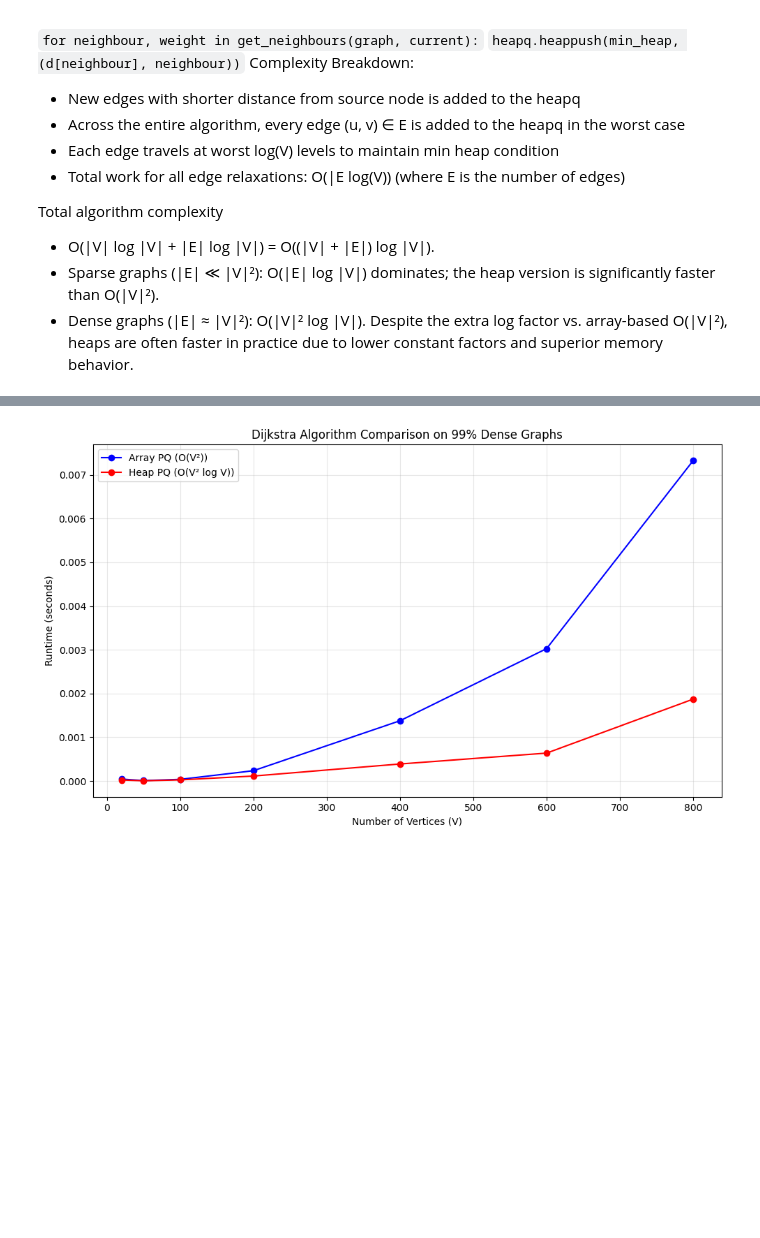
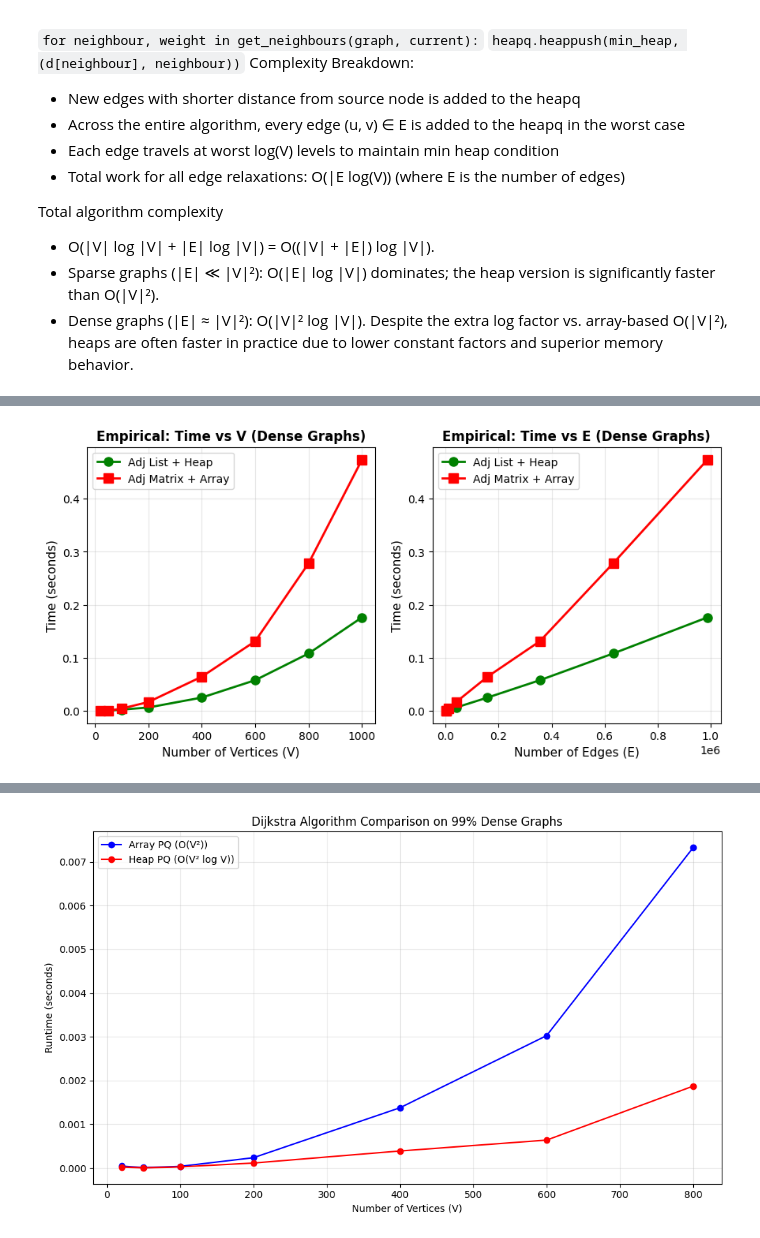
Before and after one commit to UnpretentiousCoder/Algo_design_and_analysis, a Jupyter notebook: lab2.ipynb, the cells around one changed output, grey strips where cells are left out. Drawn from its saved outputs; the diff is of its cells as text; code cells hidden in the pictures; blank space fills up the shorter version.

```diff
--- a/lab2.ipynb
+++ b/lab2.ipynb
@@ -577,0 +651,69 @@ plt.show()
+# %%
+import matplotlib.pyplot as plt
+import numpy as np
+
+# Your dense graph data
+heap_data = time_taken_result_for_dense_heap
+
+array_data = time_taken_result_for_dense
+
+# Extract data
+V_heap = [item[0][0] for item in heap_data]
+E_heap = [item[0][1] for item in heap_data]
+time_heap = [float(item[1]) for item in heap_data]
+
+V_array = [item[0][0] for item in array_data]
+E_array = [item[0][1] for item in array_data]
+time_array = [float(item[1]) for item in array_data]
+
+# Replace zeros with small value for visibility
+time_heap = [max(t, 0.0001) for t in time_heap]
+time_array = [max(t, 0.0001) for t in time_array]
+
+# Create comprehensive figure
+fig = plt.figure(figsize=(16, 10))
+
+# Plot 1: Empirical Time vs Vertices
+ax1 = plt.subplot(2, 3, 1)
+plt.plot(V_heap, time_heap, 'g-o', linewidth=2, markersize=8, label='Adj List + Heap')
+plt.plot(V_array, time_array, 'r-s', linewidth=2, markersize=8, label='Adj Matrix + Array')
+plt.xlabel('Number of Vertices (V)', fontsize=11)
+plt.ylabel('Time (seconds)', fontsize=11)
+plt.title('Empirical: Time vs V (Dense Graphs)', fontsize=12, fontweight='bold')
+plt.legend()
+plt.grid(True, alpha=0.3)
+
+# Plot 2: Empirical Time vs Edges
+ax2 = plt.subplot(2, 3, 2)
+plt.plot(E_heap, time_heap, 'g-o', linewidth=2, markersize=8, label='Adj List + Heap')
+plt.plot(E_array, time_array, 'r-s', linewidth=2, markersize=8, label='Adj Matrix + Array')
+plt.xlabel('Number of Edges (E)', fontsize=11)
+plt.ylabel('Time (seconds)', fontsize=11)
+plt.title('Empirical: Time vs E (Dense Graphs)', fontsize=12, fontweight='bold')
+plt.legend()
+plt.grid(True, alpha=0.3)
+
+
+# Print statistics
+print("\n=== Dense Graph Performance Analysis ===")
+print("\nSpeedup factors (Array time / Heap time):")
+for i in range(len(V_heap)):
+    print(f"V={V_heap[i]:4d}, E={E_heap[i]:6d}: {speedup[i]:4.2f}x faster with Heap")
+
+print(f"\nAverage speedup: {np.mean(speedup):.2f}x")
+print(f"Maximum speedup: {np.max(speedup):.2f}x")
+print(f"Minimum speedup: {np.min(speedup):.2f}x")
+
+# Calculate R² goodness of fit
+def r2_score(y_true, y_pred):
+    ss_res = np.sum((np.array(y_true) - np.array(y_pred)) ** 2)
+    ss_tot = np.sum((np.array(y_true) - np.mean(y_true)) ** 2)
+    return 1 - (ss_res / ss_tot)
+
+r2_heap = r2_score(time_heap, theoretical_heap)
+r2_array = r2_score(time_array, theoretical_array)
+
+print(f"\nGoodness of fit (R²):")
+print(f"Heap vs O(V² log V): {r2_heap:.4f}")
+print(f"Array vs O(V²): {r2_array:.4f}")
+# %% [output]
@@ -578,3 +739,4 @@ plt.show()
+[figure, added]
 # %%
 import time
 import matplotlib.pyplot as plt
```
Also changed, not shown: parts of 19 cells of this notebook.
